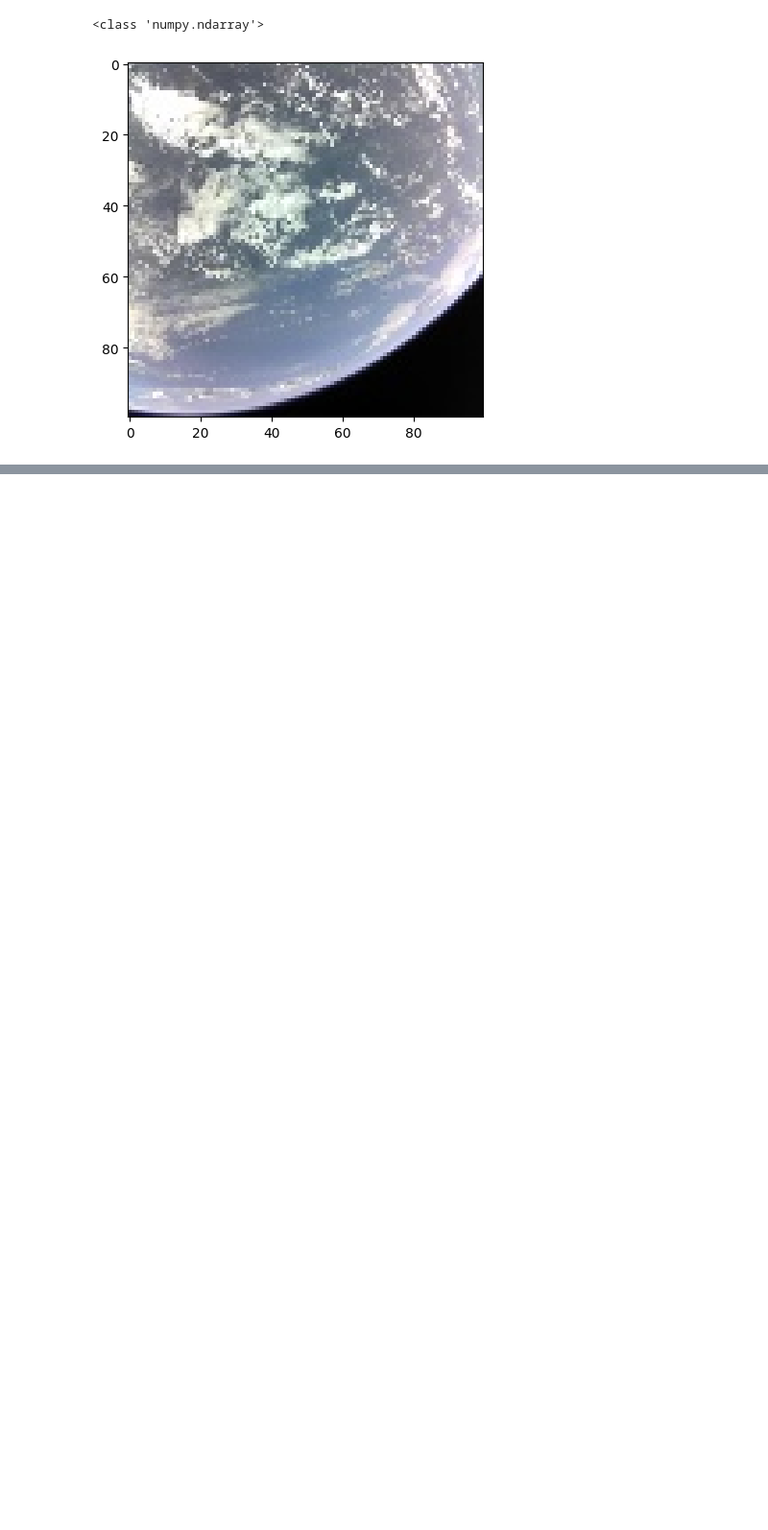
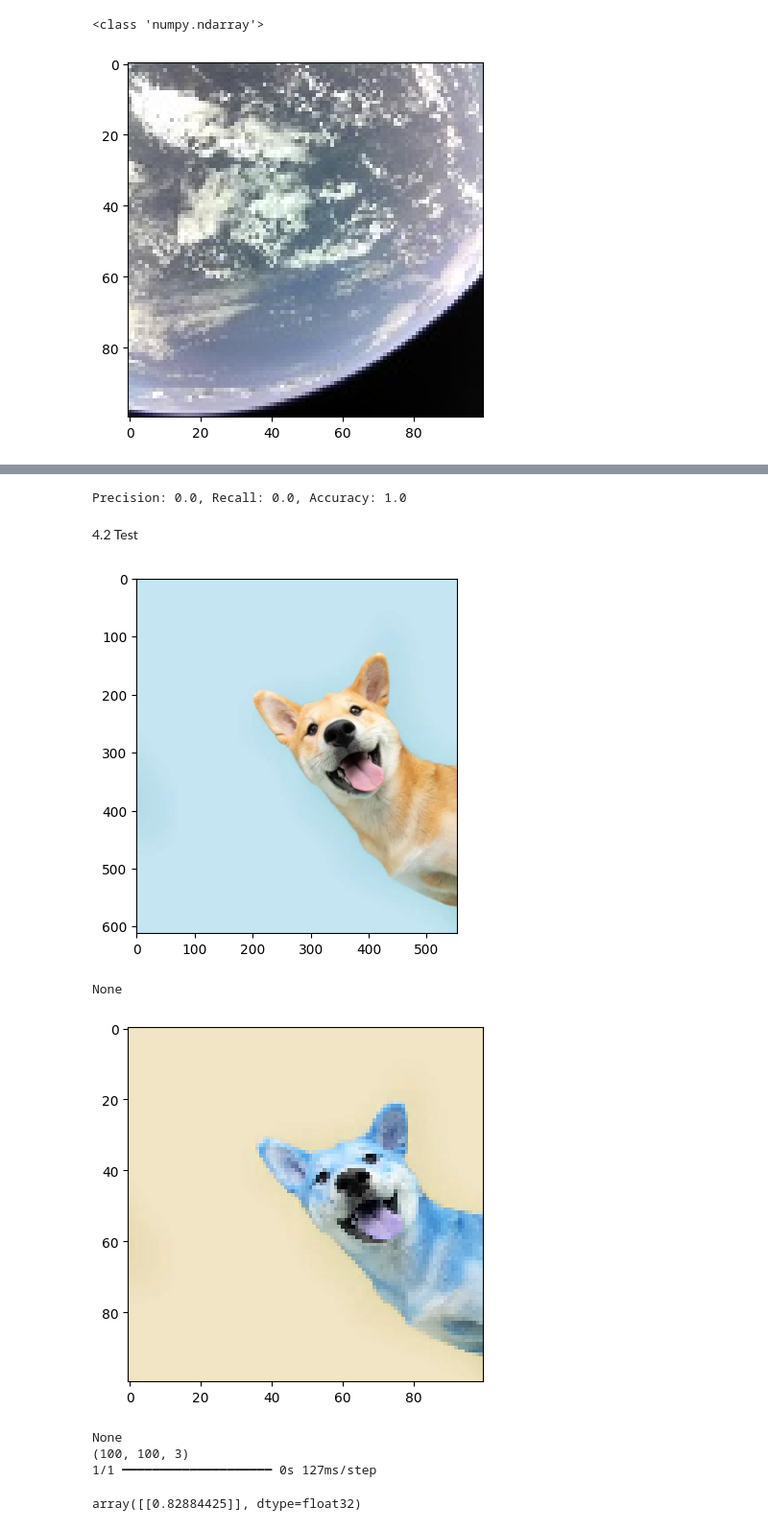
Before and after one commit to Risabstha/ImageClassification, a Jupyter notebook: src/test.ipynb, the cells around one changed output, grey strips where cells are left out. Shown at 96% size. Saved outputs shown, nothing was run; the diff lists cells and outputs as text; code cells hidden in the pictures; blank space fills up the shorter version.

```diff
--- a/src/test.ipynb
+++ b/src/test.ipynb
@@ -116,0 +293,33 @@ if CLEAN_DATASET:
+# %%
+print(f'Precision: {pre.result().numpy()}, Recall: {re.result().numpy()}, Accuracy: {acc.result().numpy()}')
+
+# higher value is better
+# %% [output]
+Precision: 0.0, Recall: 0.0, Accuracy: 1.0
+# %% [markdown]
+4.2 Test
+# %%
+img = cv2.imread('../data/test/dog.jpg')         # Reads an image from the specified path using OpenCV
+plt.imshow(cv2.cvtColor(img, cv2.COLOR_BGR2RGB))                # Converts BGR to RGB and displays the image
+print(plt.show())
+
+
+
+resize = tf.image.resize(img, (100,100))
+plt.imshow(resize.numpy().astype(int))
+print(plt.show())
+
+
+print(resize.shape)
+np.expand_dims(resize, 0).shape
+
+yhat = model.predict(np.expand_dims(resize/255.0, 0))   # Normalizes the image and adds a batch dimension before prediction
+yhat
+# %% [output]
+[figure, added]
+None
+[figure, added]
+None
+(100, 100, 3)
+1/1 ━━━━━━━━━━━━━━━━━━━━ 0s 127ms/step
+array([[0.82884425]], dtype=float32)
```
Also changed, not shown: parts of 41 cells of this notebook, 27 other files.
